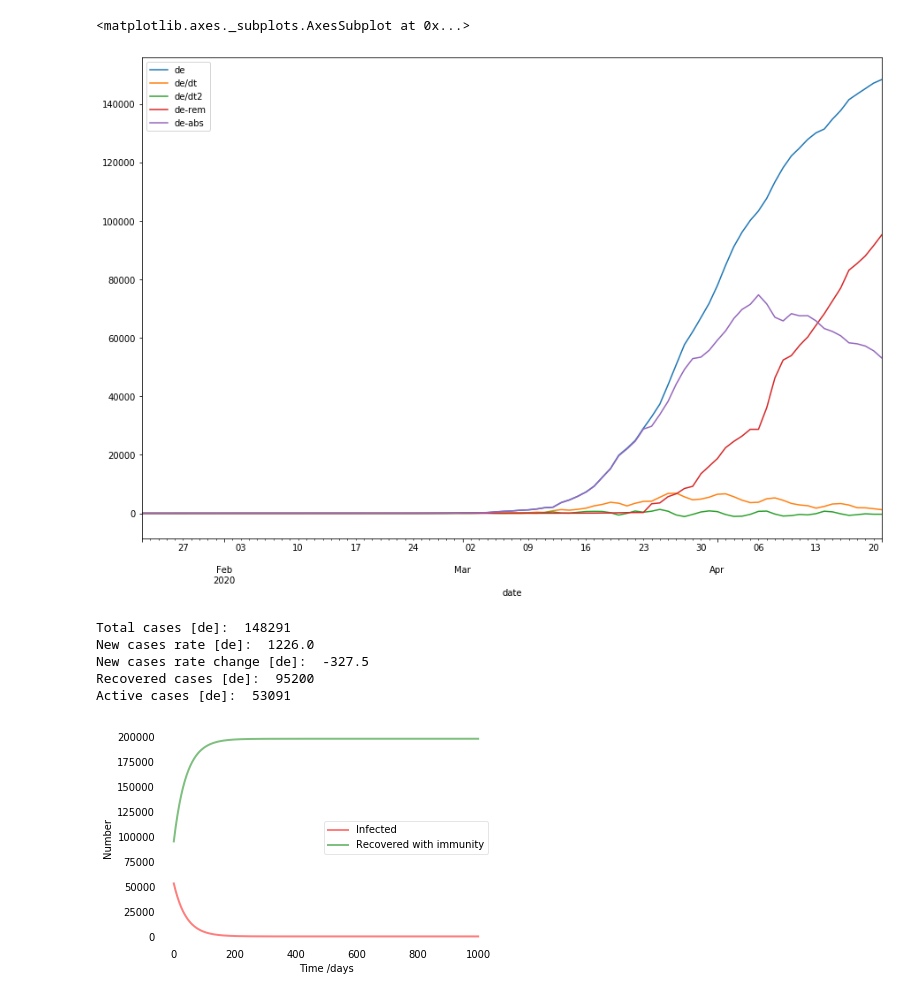
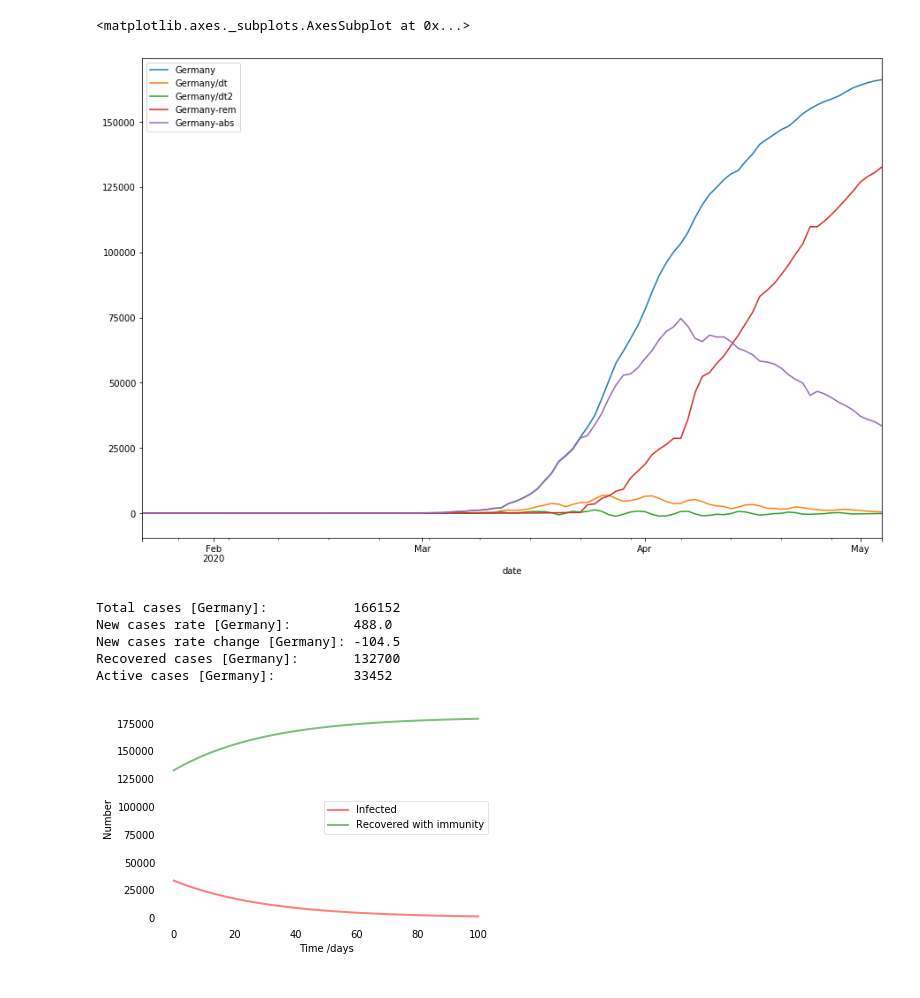
Before and after one commit to kschwank/corona-notebook, a Jupyter notebook: CoronaDevelopment.ipynb, the cells around one changed output. Saved outputs shown, nothing was run; the diff lists cells and outputs as text; code cells hidden in the pictures.

Commit message:
make country selectable

```diff
--- a/CoronaDevelopment.ipynb
+++ b/CoronaDevelopment.ipynb
@@ -40,30 +13,43 @@ df['de-abs'] = df['de'] - df['de-rem']
+# %%
+df = pd.DataFrame()
+df['date'] = [m['date'] for m in data['Germany']]
+df['date'] = pd.to_datetime(df['date'])
+df = df.set_index('date')
+
+country = 'Germany' # e.g., 'US', 'Italy', 'Philippines'
+
+df[country] = [m['confirmed'] for m in data[country]]
+df[country + '/dt'] = np.gradient(df.get(country,'confirmed'))
+df[country + '/dt2'] = np.gradient(df.get(country + '/dt','confirmed'))
+df[country + '-rem'] = [m['recovered'] for m in data[country]]
+df[country + '-abs'] = df[country] - df[country + '-rem']
 # %%
 df.plot(figsize=(15,10))
 # %% [output]
 <matplotlib.axes._subplots.AxesSubplot at 0x...>
-[figure, old version]
+[figure, new version]
 # %%
-print("Total cases [de]: ", df['de'][-1])
-print("New cases rate [de]: ", df['de/dt'][-1])
-print("New cases rate change [de]: ", df['de/dt2'][-1])
-print("Recovered cases [de]: ", df['de-rem'][-1])
-print("Active cases [de]: ", df['de-abs'][-1])
+print("Total cases [{0}]:           {1}".format(country, df[country][-1]))
+print("New cases rate [{0}]:        {1}".format(country, df[country + '/dt'][-1]))
+print("New cases rate change [{0}]: {1}".format(country, df[country + '/dt2'][-1]))
+print("Recovered cases [{0}]:       {1}".format(country, df[country + '-rem'][-1]))
+print("Active cases [{0}]:          {1}".format(country, df[country + '-abs'][-1]))
 # %% [output]
-Total cases [de]:  148291
-New cases rate [de]:  1226.0
-New cases rate change [de]:  -327.5
-Recovered cases [de]:  95200
-Active cases [de]:  53091
+Total cases [Germany]:           166152
+New cases rate [Germany]:        488.0
+New cases rate change [Germany]: -104.5
+Recovered cases [Germany]:       132700
+Active cases [Germany]:          33452
 # %%
 intensive_care_capacity = 30000
 intensive_care_factor = 1/100
 infection_duration_days = 21
 
 N_de = 83019213
-I_de = df['de-abs'][-1]
-R_de = df['de-rem'][-1]
+I_de = df['{0}-abs'.format(country)][-1]
+R_de = df['{0}-rem'.format(country)][-1]
 
-beta_de = df['de/dt'][-1] / df['de-abs'][-1]
+beta_de = df['{0}/dt'.format(country)][-1] / df['{0}-abs'.format(country)][-1]
 # %%
 import numpy as np
 from scipy.integrate import odeint
@@ -78,41 +64,41 @@ S0 = N - I0 - R0
 # Contact rate, beta, and mean recovery rate, gamma, (in 1/days).
 beta, gamma = beta_de, 1./infection_duration_days
 # A grid of time points (in days)
-t = np.linspace(0, 1000, 1000)
+t = np.linspace(0, 100, 100)
 
 # The SIR model differential equations.
 def deriv(y, t, N, beta, gamma):
     S, I, R = y
     dSdt = -beta * S * I / N
     dIdt = beta * S * I / N - gamma * I
     dRdt = gamma * I
     return dSdt, dIdt, dRdt
 
 # Initial conditions vector
 y0 = S0, I0, R0
 # Integrate the SIR equations over the time grid, t.
 ret = odeint(deriv, y0, t, args=(N, beta, gamma))
 S, I, R = ret.T
 
 # Plot the data on three separate curves for S(t), I(t) and R(t)
 fig = plt.figure(facecolor='w')
 ax = fig.add_subplot(111, axisbelow=True)
 # ax.plot(t, S, 'b', alpha=0.5, lw=2, label='Susceptible')
 ax.plot(t, I, 'r', alpha=0.5, lw=2, label='Infected')
 ax.plot(t, R, 'g', alpha=0.5, lw=2, label='Recovered with immunity')
 ax.set_xlabel('Time /days')
 ax.set_ylabel('Number')
 #ax.set_ylim(0,1.2)
 ax.yaxis.set_tick_params(length=0)
 ax.xaxis.set_tick_params(length=0)
 ax.grid(b=True, which='major', c='w', lw=2, ls='-')
 legend = ax.legend()
 legend.get_frame().set_alpha(0.5)
 for spine in ('top', 'right', 'bottom', 'left'):
     ax.spines[spine].set_visible(False)
 plt.show()
 # %% [output]
-[figure, old version]
+[figure, new version]
 # %%
 df['abs-ext'] = df['de-abs'].append(pd.Series(I))
 df['rem-ext'] = df['de-rem'].append(pd.Series(R))
```
Also changed, not shown: parts of 2 cells of this notebook.
